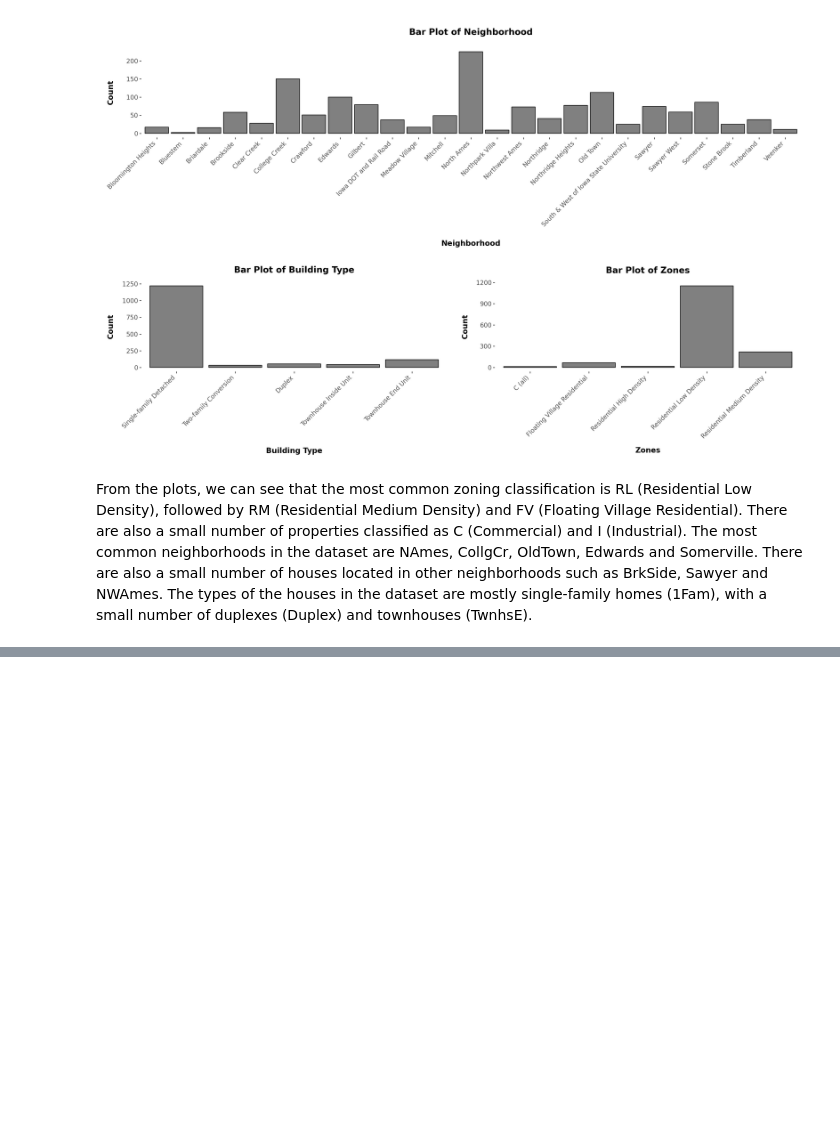
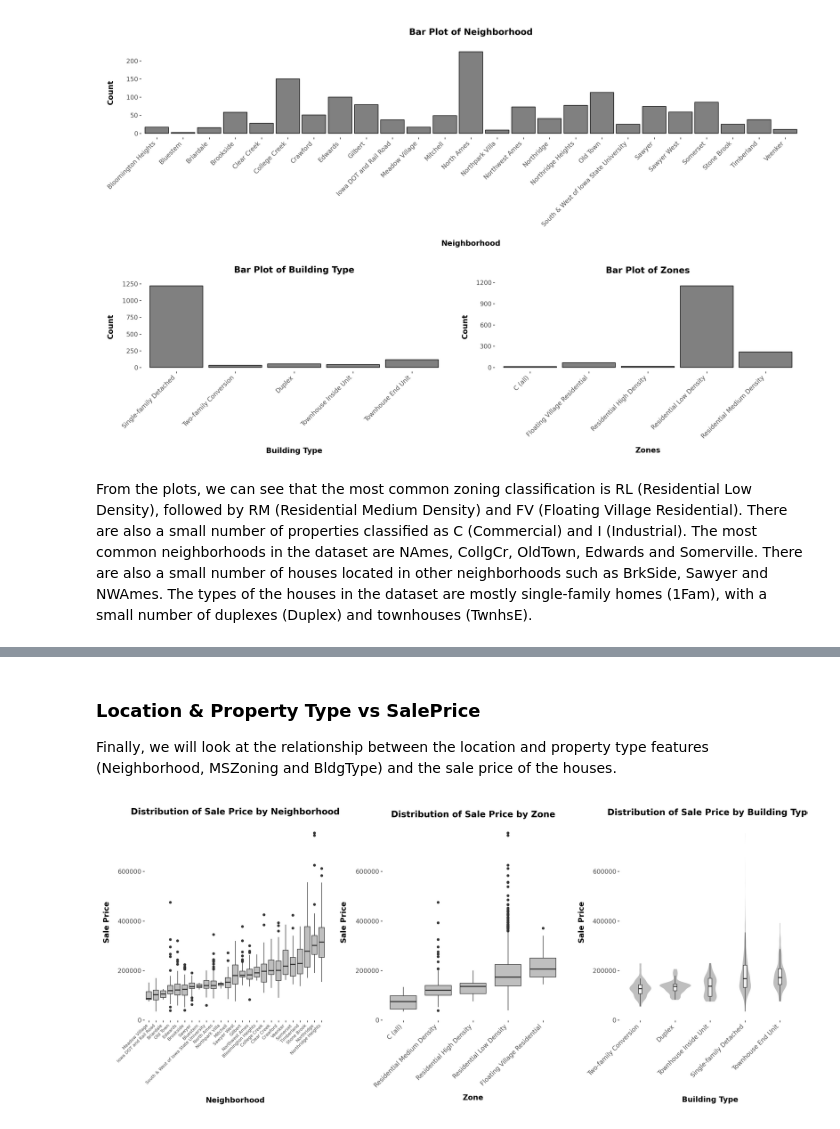
Before and after one commit to tasosrigos-bit/house-prices-advanced-regression-techniques, a Jupyter notebook: explanatory_data_analysis.ipynb, the cells around one changed output, grey strips where cells are left out. Saved outputs shown, nothing was run; the diff lists cells and outputs as text; code cells hidden in the pictures; blank space fills up the shorter version.

```diff
--- a/explanatory_data_analysis.ipynb
+++ b/explanatory_data_analysis.ipynb
@@ -313,0 +434,29 @@ From the plots, we can see that the most common zoning classification is RL (Res
+# %% [markdown]
+### Location & Property Type vs SalePrice
+
+Finally, we will look at the relationship between the location and property type features (Neighborhood, MSZoning and BldgType) and the sale price of the houses.
+# %%
+import numpy as np
+
+neighborhood_box = ggplot(train_data, aes(x='reorder(Neighborhood, SalePrice, np.median)', y='SalePrice')) + \
+    geom_boxplot(fill = 'grey', alpha = 0.5) + \
+    scale_x_discrete(labels=neighborhood_labels) + \
+    report_theme + theme(figure_size=(15, 6), axis_text_x=element_text(angle=45, hjust=1, size=7)) + \
+    labs(title='Distribution of Sale Price by Neighborhood', x='Neighborhood', y='Sale Price')
+
+mszoning_box = ggplot(train_data, aes(x='reorder(MSZoning, SalePrice, np.median)', y='SalePrice')) + \
+    geom_boxplot(fill='grey', alpha=0.5) + \
+    scale_x_discrete(labels=mszoning_mapping) + \
+    report_theme + theme(figure_size=(10, 6), axis_text_x=element_text(angle=45, hjust=1)) + \
+    labs(title='Distribution of Sale Price by Zone', x='Zone', y='Sale Price')
+
+bldgtype_violin = ggplot(train_data, aes(x='reorder(BldgType, SalePrice, np.median)', y='SalePrice')) + \
+    geom_violin(fill='grey', alpha=0.5, color='none') + \
+    geom_boxplot(width=0.1, fill='white', alpha=0.8, outlier_shape='') + \
+    scale_x_discrete(labels=bldgtype_mappings) + \
+    report_theme + theme(figure_size=(10, 6), axis_text_x=element_text(angle=45, hjust=1)) + \
+    labs(title='Distribution of Sale Price by Building Type', x='Building Type', y='Sale Price')
+
+(neighborhood_box | mszoning_box | bldgtype_violin) + theme(figure_size=(16, 7))
+# %% [output]
+[figure, added]
```
Also changed, not shown: parts of 14 cells of this notebook, 2 other files.
